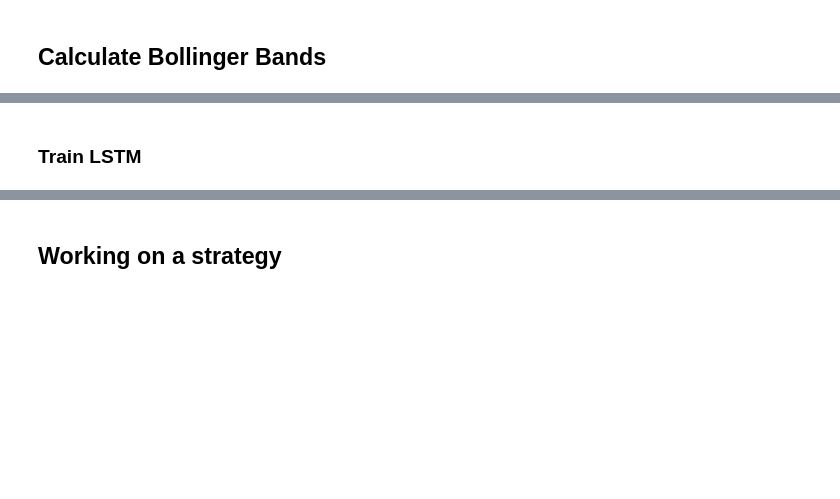
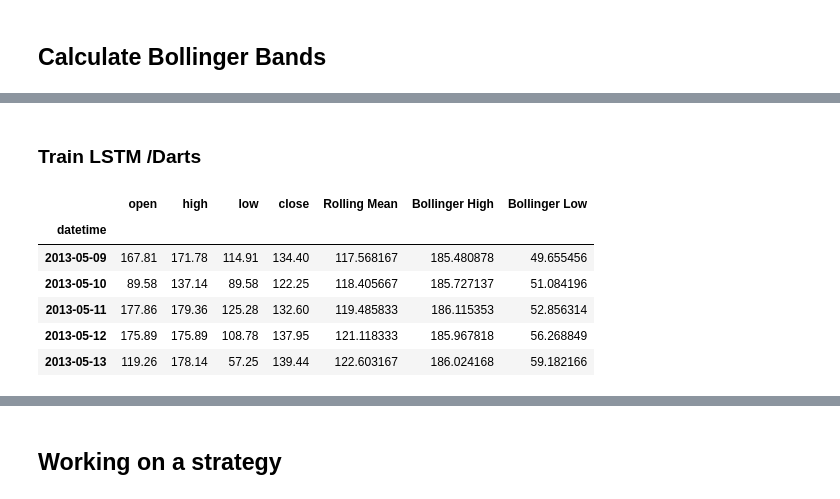
Before and after one commit to jonhilgart22/go-trader, a Jupyter notebook: notebooks/data_exploration.ipynb, the cells around one changed output, grey strips where cells are left out. Saved outputs shown, nothing was run; the diff lists cells and outputs as text; code cells hidden in the pictures; blank space fills up the shorter version.

Commit message:
darts

```diff
--- a/notebooks/data_exploration.ipynb
+++ b/notebooks/data_exploration.ipynb
@@ -158,9 +177,19 @@ price_df[price_df.index >= '2018-10-01'][['close','Bollinger High','Bollinger Lo
 # %% [markdown]
-### Train LSTM
+### Train LSTM  /Darts
 # %%
 COLS = ['open',	'high',	'low',	'close',	'Rolling Mean',	'Bollinger High',	'Bollinger Low']
 dataset_train = price_df[:int(price_df.shape[0]*0.8) ][COLS]
 dataset_test = price_df[int(price_df.shape[0]*0.8):][COLS]
+# %%
+price_df.head()
+# %% [output]
+|  | open | high | low | close | Rolling Mean | Bollinger High | Bollinger Low |
+| datetime |  |  |  |  |  |  |  |
+| 2013-05-09 | 167.81 | 171.78 | 114.91 | 134.40 | 117.568167 | 185.480878 | 49.655456 |
+| 2013-05-10 | 89.58 | 137.14 | 89.58 | 122.25 | 118.405667 | 185.727137 | 51.084196 |
+| 2013-05-11 | 177.86 | 179.36 | 125.28 | 132.60 | 119.485833 | 186.115353 | 52.856314 |
+| 2013-05-12 | 175.89 | 175.89 | 108.78 | 137.95 | 121.118333 | 185.967818 | 56.268849 |
+| 2013-05-13 | 119.26 | 178.14 | 57.25 | 139.44 | 122.603167 | 186.024168 | 59.182166 |
 # %%
 dataset_train.shape
 # %% [output]
```
Also changed, not shown: parts of 49 cells of this notebook, 8 other files.
